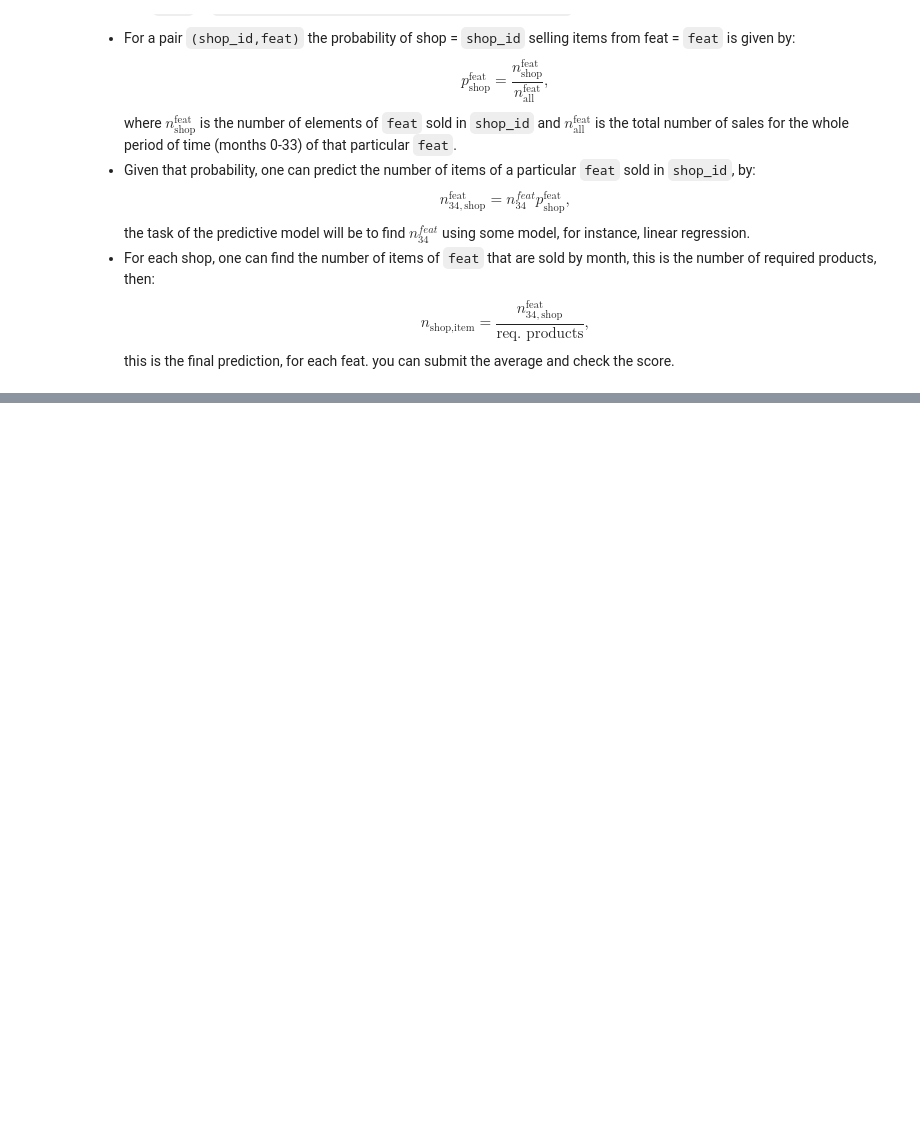
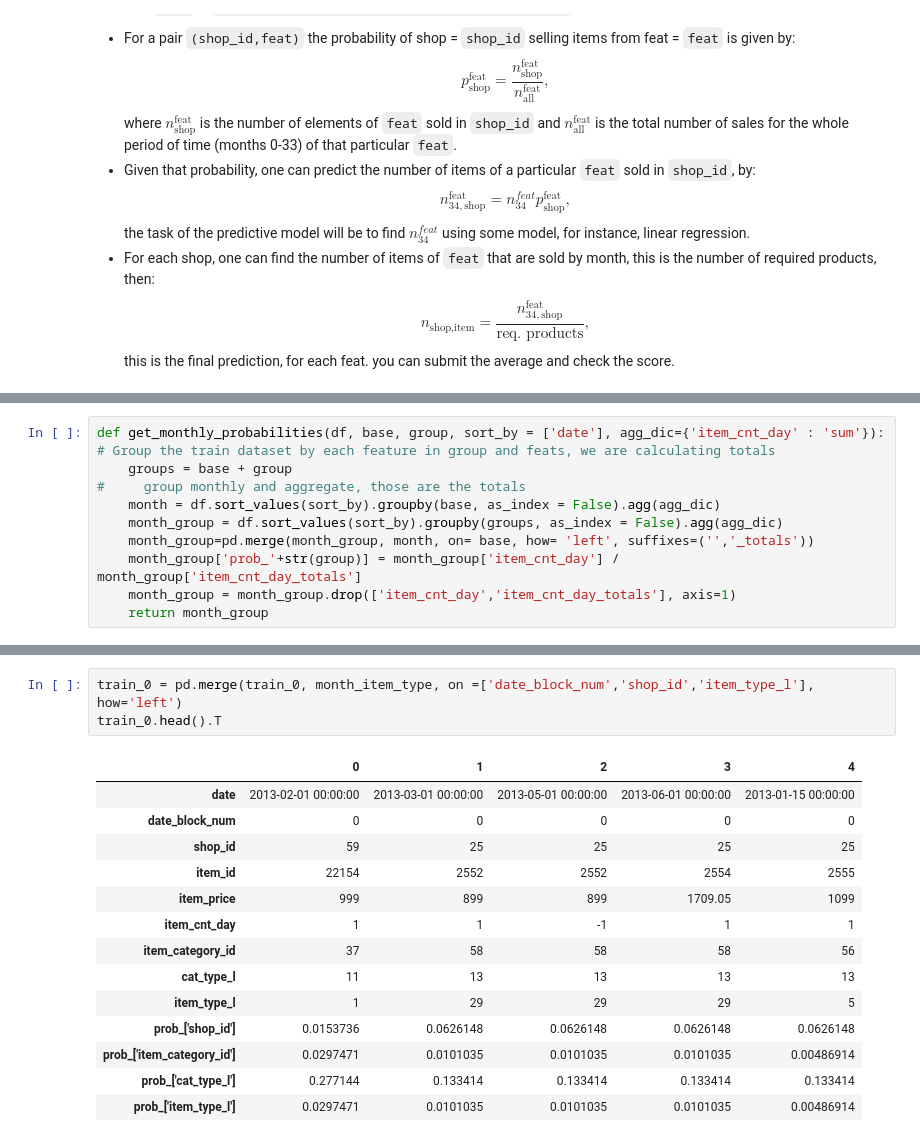
Before and after one commit to data-science-if-usp/kaggle, a Jupyter notebook: pablo/Predict Future Sales.ipynb, the cells around one changed output, grey strips where cells are left out. Saved outputs shown, nothing was run; the diff lists cells and outputs as text; blank space fills up the shorter version.

```diff
--- a/pablo/Predict Future Sales.ipynb
+++ b/pablo/Predict Future Sales.ipynb
@@ -386,0 +304,11 @@ train_shop_cat_type.head()
+# %%
+def get_monthly_probabilities(df, base, group, sort_by = ['date'], agg_dic={'item_cnt_day' : 'sum'}):
+# Group the train dataset by each feature in group and feats, we are calculating totals
+    groups = base + group
+#     group monthly and aggregate, those are the totals
+    month = df.sort_values(sort_by).groupby(base, as_index = False).agg(agg_dic)
+    month_group = df.sort_values(sort_by).groupby(groups, as_index = False).agg(agg_dic)
+    month_group=pd.merge(month_group, month, on= base, how= 'left', suffixes=('','_totals'))
+    month_group['prob_'+str(group)] = month_group['item_cnt_day'] / month_group['item_cnt_day_totals']
+    month_group = month_group.drop(['item_cnt_day','item_cnt_day_totals'], axis=1)
+    return month_group
@@ -386,0 +352,18 @@ train_shop_cat_type.head()
+# %%
+train_0 = pd.merge(train_0, month_item_type, on =['date_block_num','shop_id','item_type_l'], how='left')
+train_0.head().T
+# %% [output]
+|  | 0 | 1 | 2 | 3 | 4 |
+| date | 2013-02-01 00:00:00 | 2013-03-01 00:00:00 | 2013-05-01 00:00:00 | 2013-06-01 00:00:00 | 2013-01-15 00:00:00 |
+| date_block_num | 0 | 0 | 0 | 0 | 0 |
+| shop_id | 59 | 25 | 25 | 25 | 25 |
+| item_id | 22154 | 2552 | 2552 | 2554 | 2555 |
+| item_price | 999 | 899 | 899 | 1709.05 | 1099 |
+| item_cnt_day | 1 | 1 | -1 | 1 | 1 |
+| item_category_id | 37 | 58 | 58 | 58 | 56 |
+| cat_type_l | 11 | 13 | 13 | 13 | 13 |
+| item_type_l | 1 | 29 | 29 | 29 | 5 |
+| prob_['shop_id'] | 0.0153736 | 0.0626148 | 0.0626148 | 0.0626148 | 0.0626148 |
+| prob_['item_category_id'] | 0.0297471 | 0.0101035 | 0.0101035 | 0.0101035 | 0.00486914 |
+| prob_['cat_type_l'] | 0.277144 | 0.133414 | 0.133414 | 0.133414 | 0.133414 |
+| prob_['item_type_l'] | 0.0297471 | 0.0101035 | 0.0101035 | 0.0101035 | 0.00486914 |
```
Also changed, not shown: parts of 15 cells of this notebook.
